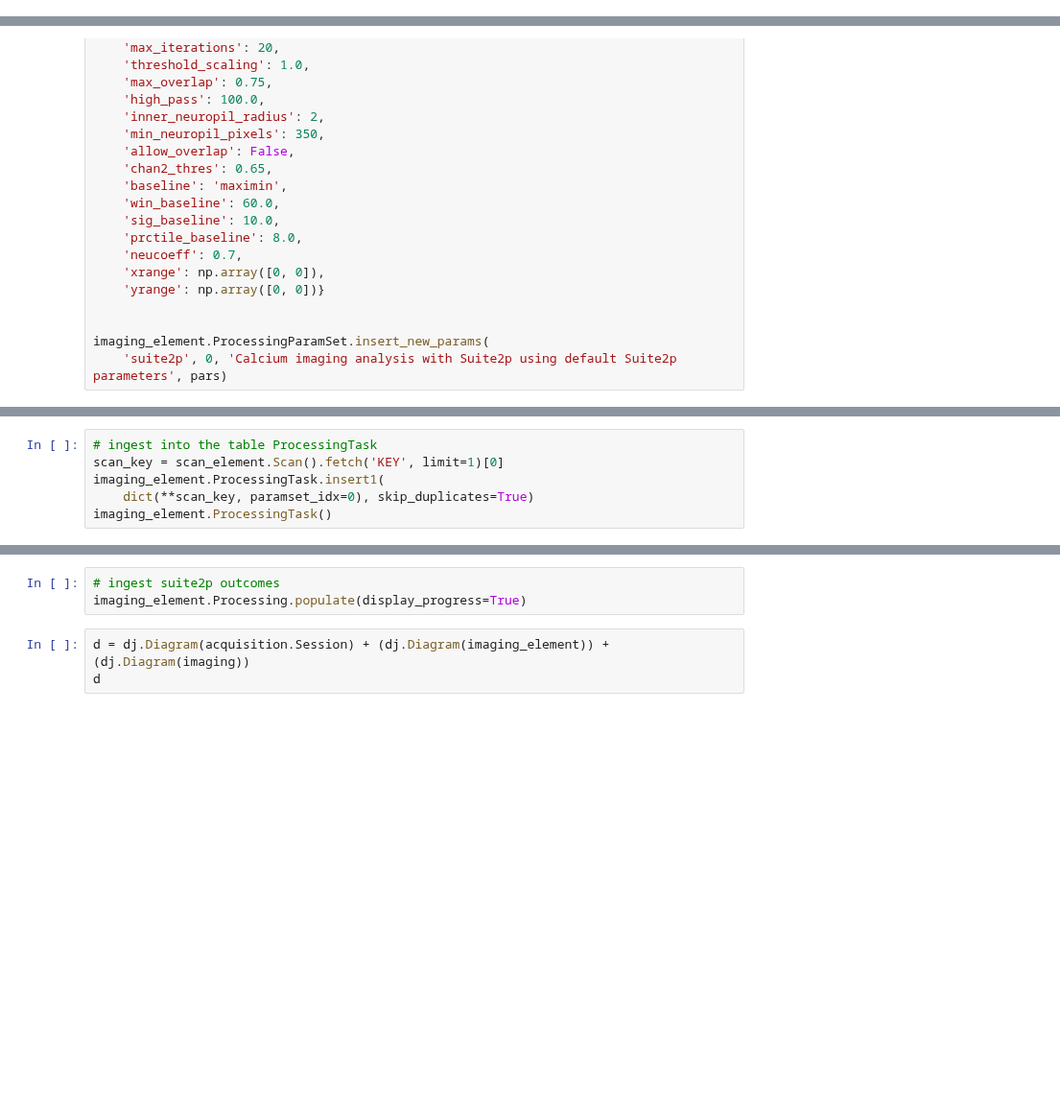
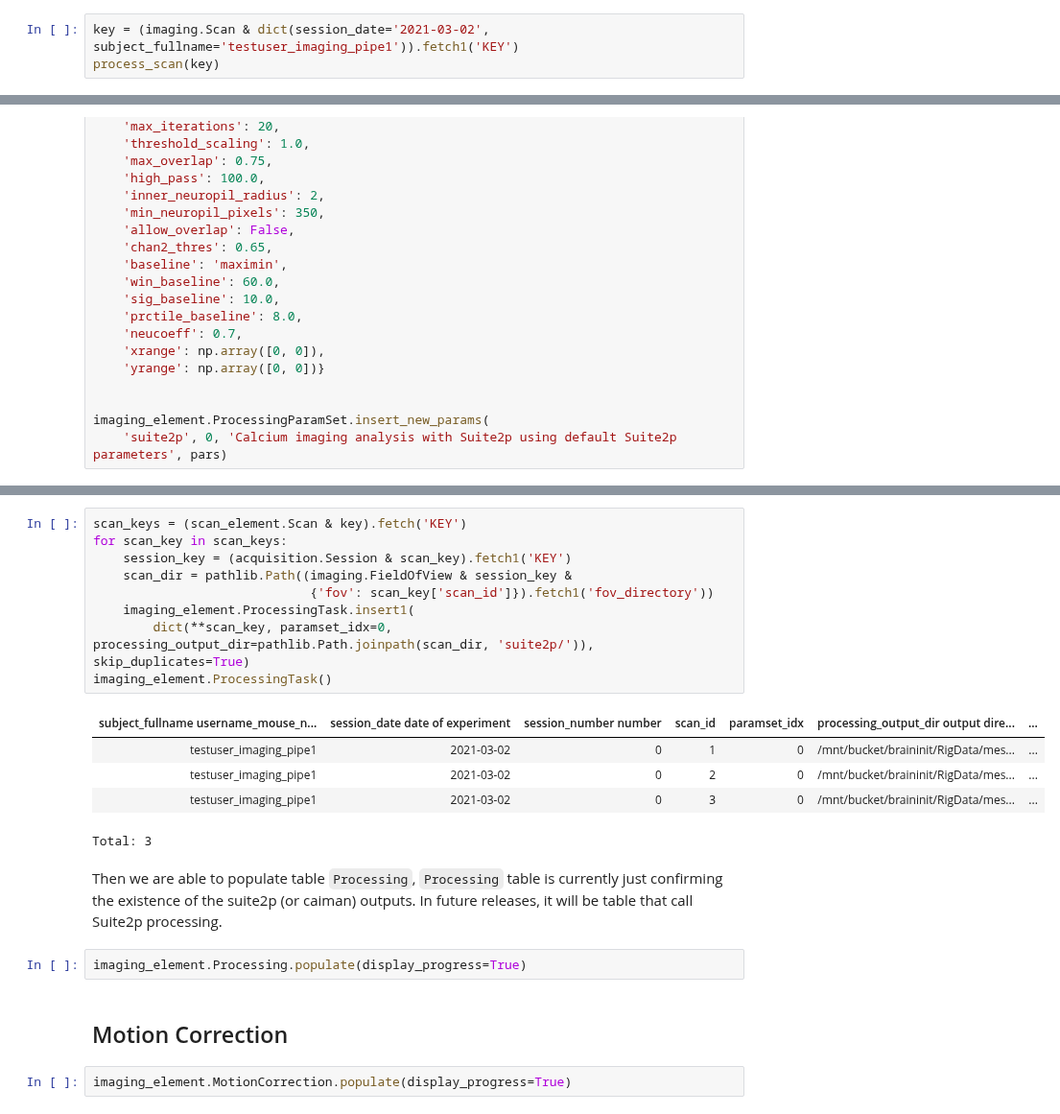
Before and after one commit to BrainCOGS/U19-pipeline-python, a Jupyter notebook: notebooks/imaging_element/imaging_element_workflow.ipynb, the cells around one changed output, grey strips where cells are left out. Shown at 96% size. Cells and saved outputs as stored; diff of their text form; blank space fills up the shorter version.

```diff
--- a/notebooks/imaging_element/imaging_element_workflow.ipynb
+++ b/notebooks/imaging_element/imaging_element_workflow.ipynb
@@ -5,0 +56,3 @@ from u19_pipeline.imaging_element import imaging_element, scan_element
+# %%
+key = (imaging.Scan & dict(session_date='2021-03-02', subject_fullname='testuser_imaging_pipe1')).fetch1('KEY')
+process_scan(key)
@@ -76,6 +177,0 @@ imaging_element.ProcessingParamSet()
-# %%
-# ingest into the table ProcessingTask
-scan_key = scan_element.Scan().fetch('KEY', limit=1)[0]
-imaging_element.ProcessingTask.insert1(
-    dict(**scan_key, paramset_idx=0), skip_duplicates=True)
-imaging_element.ProcessingTask()
@@ -82,6 +191,23 @@ imaging_element.ProcessingTask()
+# %%
+scan_keys = (scan_element.Scan & key).fetch('KEY')
+for scan_key in scan_keys:
+    session_key = (acquisition.Session & scan_key).fetch1('KEY')
+    scan_dir = pathlib.Path((imaging.FieldOfView & session_key &
+                             {'fov': scan_key['scan_id']}).fetch1('fov_directory'))
+    imaging_element.ProcessingTask.insert1(
+        dict(**scan_key, paramset_idx=0, processing_output_dir=pathlib.Path.joinpath(scan_dir, 'suite2p/')), skip_duplicates=True)
+imaging_element.ProcessingTask()
+# %% [output]
+| subject_fullname username_mouse_n... | session_date date of experiment | session_number number | scan_id | paramset_idx | processing_output_dir output dire... | ... |
+| testuser_imaging_pipe1 | 2021-03-02 | 0 | 1 | 0 | /mnt/bucket/braininit/RigData/mes... | ... |
+| testuser_imaging_pipe1 | 2021-03-02 | 0 | 2 | 0 | /mnt/bucket/braininit/RigData/mes... | ... |
+| testuser_imaging_pipe1 | 2021-03-02 | 0 | 3 | 0 | /mnt/bucket/braininit/RigData/mes... | ... |
+Total: 3
+# %% [markdown]
+Then we are able to populate table `Processing`, `Processing` table is currently just confirming the existence of the suite2p (or caiman) outputs. In future releases, it will be table that call Suite2p processing.
 # %%
-# ingest suite2p outcomes
 imaging_element.Processing.populate(display_progress=True)
-# %%
-d = dj.Diagram(acquisition.Session) + (dj.Diagram(imaging_element)) + (dj.Diagram(imaging))
-d
+# %% [markdown]
+## Motion Correction
+# %%
+imaging_element.MotionCorrection.populate(display_progress=True)
```
Also changed, not shown: parts of 32 cells of this notebook, 2 other files.
